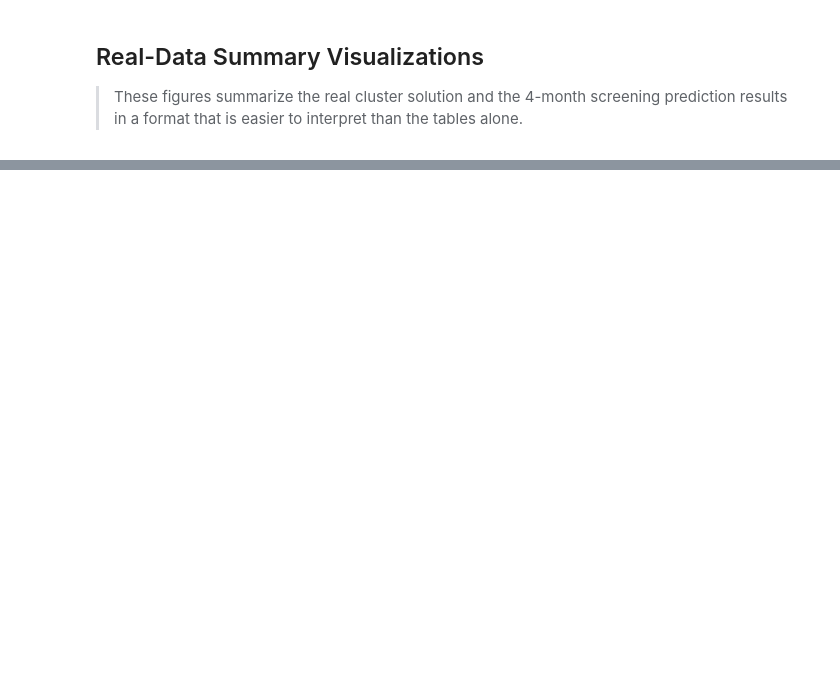
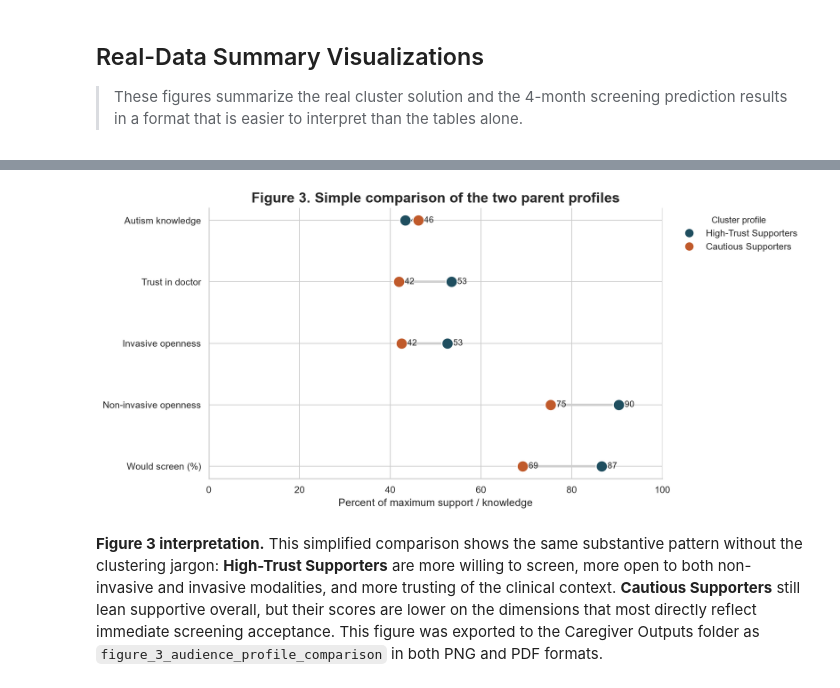
Before and after one commit to namo507/esd-redcap-metadata-watcher, a Jupyter notebook: Caregiver Project/caregiver_cluster_analysis.ipynb, the cells around one changed output, grey strips where cells are left out. Cells and saved outputs as stored; diff of their text form; code cells hidden in the pictures; blank space fills up the shorter version.

```diff
--- a/Caregiver Project/caregiver_cluster_analysis.ipynb
+++ b/Caregiver Project/caregiver_cluster_analysis.ipynb
@@ -600,6 +655,15 @@ cluster_summary_markdown = '\n'.join(
     f"- {row.cluster_label}: n={int(row.n)}, uptake={row.screen_yes_rate:.1%}"
     for row in cluster_summary_real.itertuples()
  )
+cluster_interpretation_lines = []
+for row in cluster_summary_real.itertuples():
+    if row.cluster_label == 'High-Trust Supporters':
+        cluster_interpretation_lines.append(f"- {row.cluster_label}: larger profile with stronger trust in providers, greater openness to screening, and the higher uptake rate.")
+    elif row.cluster_label == 'Cautious Supporters':
+        cluster_interpretation_lines.append(f"- {row.cluster_label}: still broadly favorable to screening, but more hesitant and less open to intensive modalities than the higher-trust profile.")
+    else:
+        cluster_interpretation_lines.append(f"- {row.cluster_label}: distinct response profile with uptake of {row.screen_yes_rate:.1%}.")
+cluster_interpretation_markdown = '\n'.join(cluster_interpretation_lines)
 top_positive_markdown = '\n'.join(
     f"- {row.feature}: {row.coefficient:.3f}"
     for row in top_positive.itertuples()
@@ -620,10 +684,11 @@ display(Markdown(f"""
 - Probably: 33 of 135 (24.4%)
 - Combined positive class for prediction: 102 of 135 (75.6%)
 
-**Real-data clustering**
-- Complete records available for the numeric cluster-feature set: {len(cluster_df_real)}
-- Best K by silhouette: {best_k_real}
+**Named real-data cluster profiles**
 {cluster_summary_markdown}
+
+**Plain-language interpretation**
+{cluster_interpretation_markdown}
 
 **Prediction baseline**
 - Supervised modeling sample after dropping only missing target responses: {len(prediction_df_real)}
@@ -636,6 +701,9 @@ display(Markdown(f"""
 
 **Strongest negative coefficients in the logistic model**
 {top_negative_markdown}
+
+**Saved figure outputs**
+- All figures are exported to the Caregiver Outputs folder in both PNG and PDF formats.
 """))
 # %% [output]
 
@@ -834,0 +954,41 @@ plt.show()
+# %%
+audience_profile_df = pd.DataFrame({
+    'Cluster': cluster_viz_order,
+    'Would screen (%)': cluster_summary_real.set_index('cluster_label').reindex(cluster_viz_order)['screen_yes_rate'].mul(100).values,
+    'Non-invasive openness': cluster_viz_df.groupby('cluster_label')[['tfa_video', 'tfa_saliva', 'tfa_observe']].mean().reindex(cluster_viz_order).mean(axis=1).pipe(lambda s: (s - 1) / 6 * 100).values,
+    'Invasive openness': cluster_viz_df.groupby('cluster_label')[['tfa_mri', 'tfa_eeg', 'tfa_blood']].mean().reindex(cluster_viz_order).mean(axis=1).pipe(lambda s: (s - 1) / 6 * 100).values,
+    'Trust in doctor': cluster_viz_df.groupby('cluster_label')['tfa_trusting'].mean().reindex(cluster_viz_order).pipe(lambda s: (s - 1) / 6 * 100).values,
+    'Autism knowledge': cluster_viz_df.groupby('cluster_label')['autism_knowledge_score'].mean().reindex(cluster_viz_order).pipe(lambda s: s / 3 * 100).values,
+})
+audience_long_df = audience_profile_df.melt(id_vars='Cluster', var_name='Dimension', value_name='Score')
+dimension_order = ['Would screen (%)', 'Non-invasive openness', 'Invasive openness', 'Trust in doctor', 'Autism knowledge']
+audience_long_df['Dimension'] = pd.Categorical(audience_long_df['Dimension'], categories=dimension_order, ordered=True)
+
+fig3, ax = plt.subplots(figsize=(10.5, 4.8), constrained_layout=True)
+for index, dimension in enumerate(dimension_order):
+    subset = audience_long_df[audience_long_df['Dimension'] == dimension].copy()
+    subset = subset.set_index('Cluster').reindex(cluster_viz_order).reset_index()
+    ax.hlines(y=index, xmin=subset['Score'].min(), xmax=subset['Score'].max(), color='#cfcfcf', linewidth=2.5)
+    for row in subset.itertuples():
+        ax.scatter(row.Score, index, s=150, color=cluster_palette[row.Cluster], edgecolor='white', linewidth=1.2, zorder=3)
+        ax.text(row.Score + 1.3, index, f"{row.Score:.0f}", va='center', fontsize=9)
+
+ax.set_yticks(range(len(dimension_order)))
+ax.set_yticklabels(dimension_order)
+ax.set_xlim(0, 100)
+ax.set_xlabel('Percent of maximum support / knowledge')
+ax.set_ylabel('')
+ax.set_title('Figure 3. Simple comparison of the two parent profiles', fontsize=15, fontweight='bold')
+ax.spines['top'].set_visible(False)
+ax.spines['right'].set_visible(False)
+legend_handles = [
+    plt.Line2D([0], [0], marker='o', color='w', label=cluster, markerfacecolor=color, markersize=10)
+    for cluster, color in cluster_palette.items()
+ ]
+ax.legend(handles=legend_handles, title='Cluster profile', bbox_to_anchor=(1.02, 1), loc='upper left', frameon=False)
+export_figure(fig3, 'figure_3_audience_profile_comparison')
+plt.show()
+display(Markdown("**Figure 3 interpretation.** This simplified comparison shows the same substantive pattern without the clustering jargon: **High-Trust Supporters** are more willing to screen, more open to both non-invasive and invasive modalities, and more trusting of the clinical context. **Cautious Supporters** still lean supportive overall, but their scores are lower on the dimensions that most directly reflect immediate screening acceptance. This figure was exported to the Caregiver Outputs folder as `figure_3_audience_profile_comparison` in both PNG and PDF formats."))
+# %% [output]
+[figure, added]
+**Figure 3 interpretation.** This simplified comparison shows the same substantive pattern without the clustering jargon: **High-Trust Supporters** are more willing to screen, more open to both non-invasive and invasive modalities, and more trusting of the clinical context. **Cautious Supporters** still lean supportive overall, but their scores are lower on the dimensions that most directly reflect immediate screening acceptance. This figure was exported to the Caregiver Outputs folder as `figure_3_audience_profile_comparison` in both PNG and PDF formats.
```
Also changed, not shown: parts of 7 cells of this notebook.
